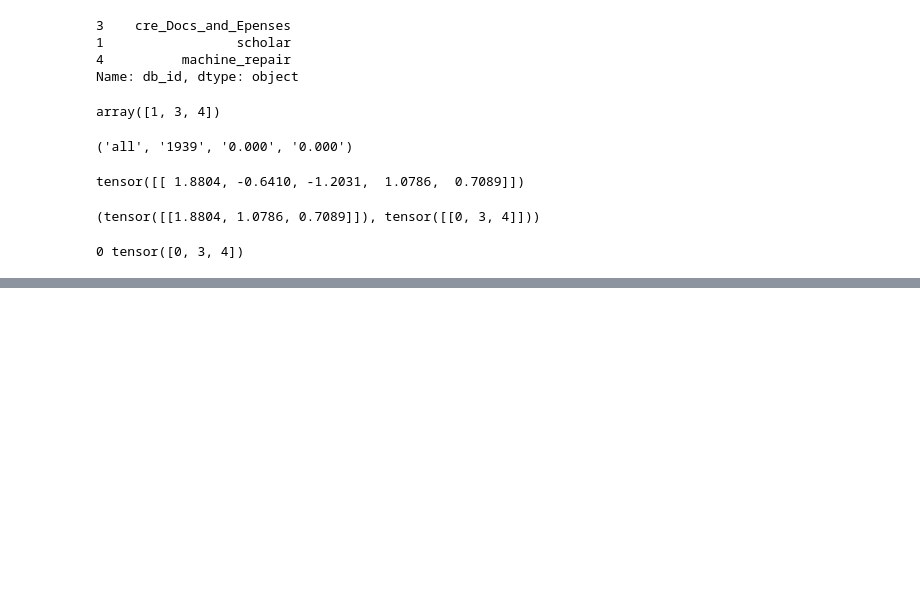
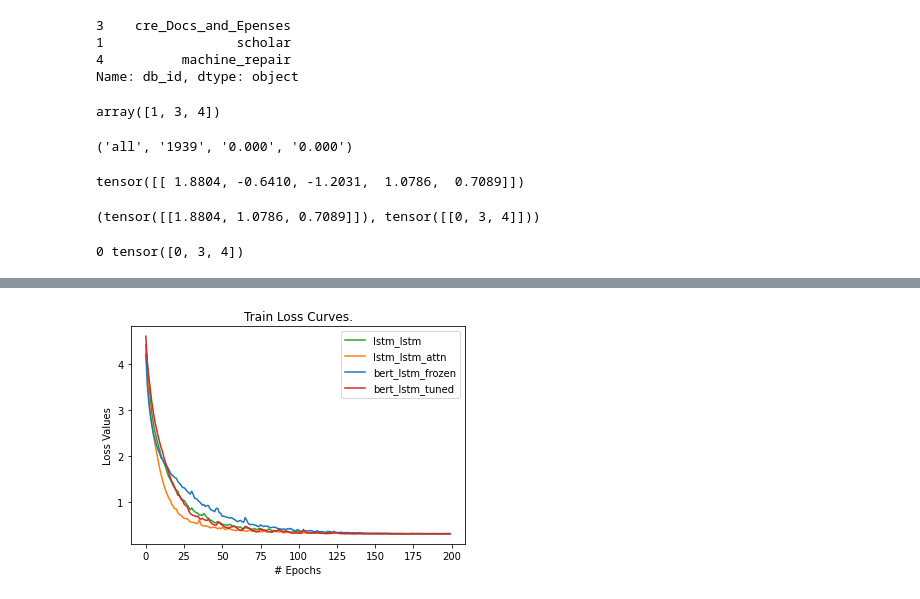
Before and after one commit to CosmoLuminous/deep-learning-col775, a Jupyter notebook: a1/text2sql/encoder_decoder.ipynb, the cells around one changed output, grey strips where cells are left out. Saved outputs shown, nothing was run; the diff lists cells and outputs as text; code cells hidden in the pictures; blank space fills up the shorter version.

```diff
--- a/a1/text2sql/encoder_decoder.ipynb
+++ b/a1/text2sql/encoder_decoder.ipynb
@@ -446,0 +643,14 @@ for j, ind in enumerate(i):
+# %%
+fig = plt.figure(2)
+plt.plot(list(range(len(loss1['train']))), loss1['train'], c="tab:green", label="lstm_lstm")
+plt.plot(list(range(len(loss2['train']))), loss2['train'], c="tab:orange", label="lstm_lstm_attn")
+plt.plot(list(range(len(loss3['train']))), loss3['train'], c="tab:blue", label="bert_lstm_frozen")
+plt.plot(list(range(len(loss4['train']))), loss4['train'], c="tab:red", label="bert_lstm_tuned")
+plt.title(f"Train Loss Curves.")
+plt.xlabel("# Epochs")
+plt.ylabel("Loss Values")
+plt.legend()
+fig.savefig(os.path.join("./results/plots", "train_loss_all.png"), dpi= 300, pad_inches=0.1, format="png")
+fig.savefig(os.path.join("./results/plots", "train_loss_all.pdf"), dpi= 300, pad_inches=0.1)
+# %% [output]
+[figure, added]
```
Also changed, not shown: parts of 24 cells of this notebook, 15 other files.
